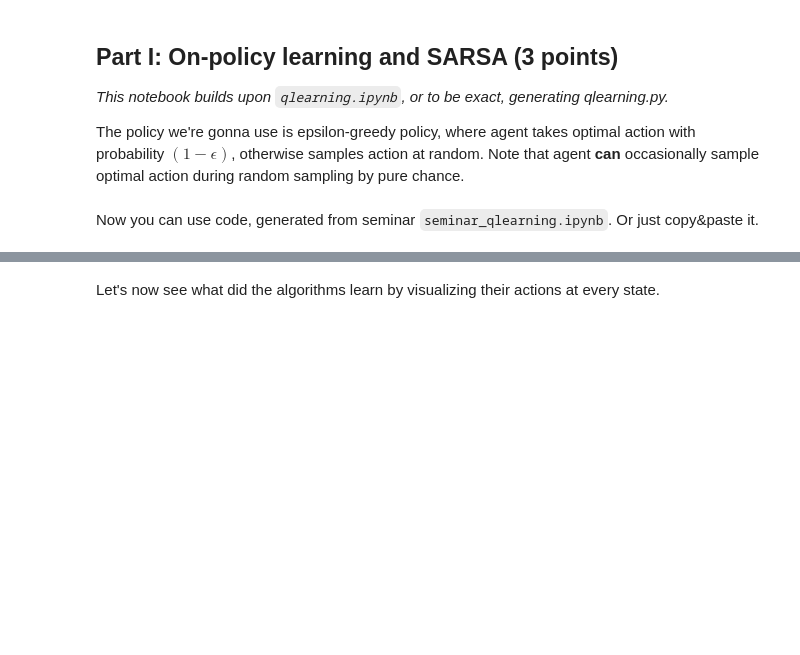
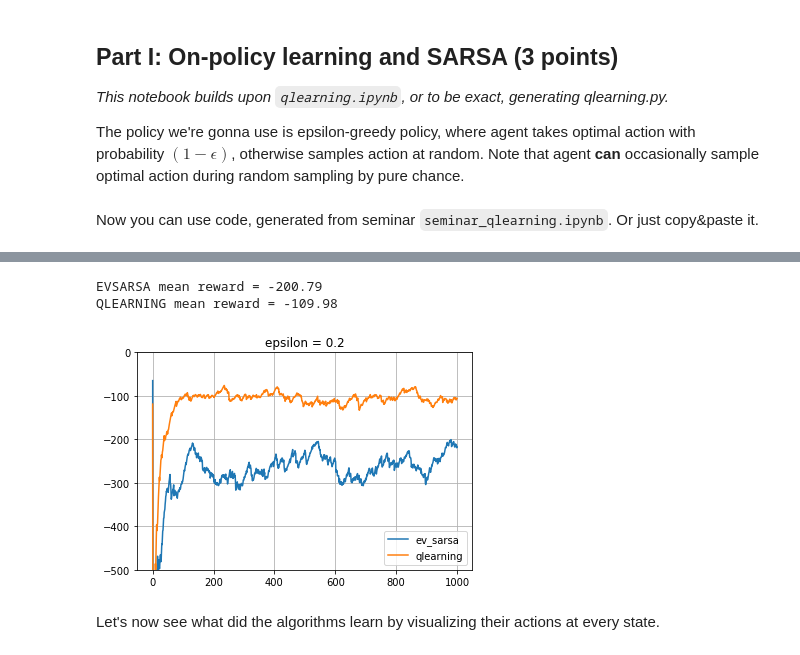
Before and after one commit to pkuderov/Practical_RL, a Jupyter notebook: week03_model_free/homework.ipynb, the cells around one changed output, grey strips where cells are left out. Saved outputs shown, nothing was run; the diff lists cells and outputs as text; code cells hidden in the pictures; blank space fills up the shorter version.

Commit message:
started sarsa

```diff
--- a/week03_model_free/homework.ipynb
+++ b/week03_model_free/homework.ipynb
@@ -87,7 +87,7 @@ class QLearningAgent:
             return 0.
 
         action_values = self._qvalues[state]
-        value = np.max([action_values[action] for action in possible_actions])
+        value = max(action_values[action] for action in possible_actions)
         return value
 
     def update(self, state, action, reward, next_state):
@@ -98,7 +98,7 @@ class QLearningAgent:
 
         # agent parameters
         r, gamma, alpha = reward, self.discount, self.learning_rate
-        Qsa = self.get_qvalue(state, action)
+        Qsa = self._qvalues[state][action]
         Vns = self.get_value(next_state)
 
         new_qvalue = (1 - alpha) * Qsa + alpha * (r + gamma * Vns)
@@ -164,26 +164,15 @@ class EVSarsaAgent(QLearningAgent):
 
         Hint: all other methods from QLearningAgent are still accessible.
         """
-        epsilon = self.exploration_epsilon
+        epsilon = self.exploration_prob
         possible_actions = self.get_legal_actions(state)
         if not possible_actions:
             # terminate state, it's value = 0.
             return 0.
 
         action_values = self._qvalues[state]
-        value = np.max([action_values[action] for action in possible_actions])
+        value = sum(action_values[action] for action in possible_actions) * (1 + epsilon/len(possible_actions))
         return value
-
-        epsilon = self.epsilon
-        possible_actions = self.get_legal_actions(state)
-
-        # If there are no legal actions, return 0.0
-        if len(possible_actions) == 0:
-            return 0.0
-
-        <YOUR CODE HERE: SEE DOCSTRING >
-
-        return state_value
 # %% [markdown]
 ### Cliff World
 
@@ -196,5 +185,6 @@ import gym
 import gym.envs.toy_text
 env = gym.envs.toy_text.CliffWalkingEnv()
 n_actions = env.action_space.n
+possible_actions = list(range(n_actions))
 
 print(env.__doc__)
@@ -224,40 +237,45 @@ def play_and_train(env, agent, t_max=10**4):
 
     return total_reward
 # %%
-from qlearning import QLearningAgent
-
-agent_sarsa = EVSarsaAgent(alpha=0.25, epsilon=0.2, discount=0.99,
-                           get_legal_actions=lambda s: range(n_actions))
-
-agent_ql = QLearningAgent(alpha=0.25, epsilon=0.2, discount=0.99,
-                          get_legal_actions=lambda s: range(n_actions))
+agent_sarsa = EVSarsaAgent(
+    learning_rate_alpha=0.25, exploration_prob_epsilon=0.2, discount_gamma=0.99,
+    get_legal_actions=lambda s: possible_actions
+)
+agent_ql = QLearningAgent(
+    learning_rate_alpha=0.25, exploration_prob_epsilon=0.2, discount_gamma=0.99,
+    get_legal_actions=lambda s: possible_actions
+)
 # %%
 from IPython.display import clear_output
 from pandas import DataFrame
 
 
 def moving_average(x, span=100): return DataFrame(
     {'x': np.asarray(x)}).x.ewm(span=span).mean().values
 
 
 rewards_sarsa, rewards_ql = [], []
 
-for i in range(5000):
+for i in range(1001):
     rewards_sarsa.append(play_and_train(env, agent_sarsa))
     rewards_ql.append(play_and_train(env, agent_ql))
     # Note: agent.epsilon stays constant
 
     if i % 100 == 0:
         clear_output(True)
         print('EVSARSA mean reward =', np.mean(rewards_sarsa[-100:]))
         print('QLEARNING mean reward =', np.mean(rewards_ql[-100:]))
-        plt.title("epsilon = %s" % agent_ql.epsilon)
+        plt.title("epsilon = %s" % agent_ql.exploration_prob)
         plt.plot(moving_average(rewards_sarsa), label='ev_sarsa')
         plt.plot(moving_average(rewards_ql), label='qlearning')
         plt.grid()
         plt.legend()
         plt.ylim(-500, 0)
         plt.show()
+# %% [output]
+EVSARSA mean reward = -200.79
+QLEARNING mean reward = -109.98
+[figure, added]
 # %% [markdown]
 Let's now see what did the algorithms learn by visualizing their actions at every state.
 # %%
```
Also changed, not shown: parts of 2 cells of this notebook, 1 other file.
